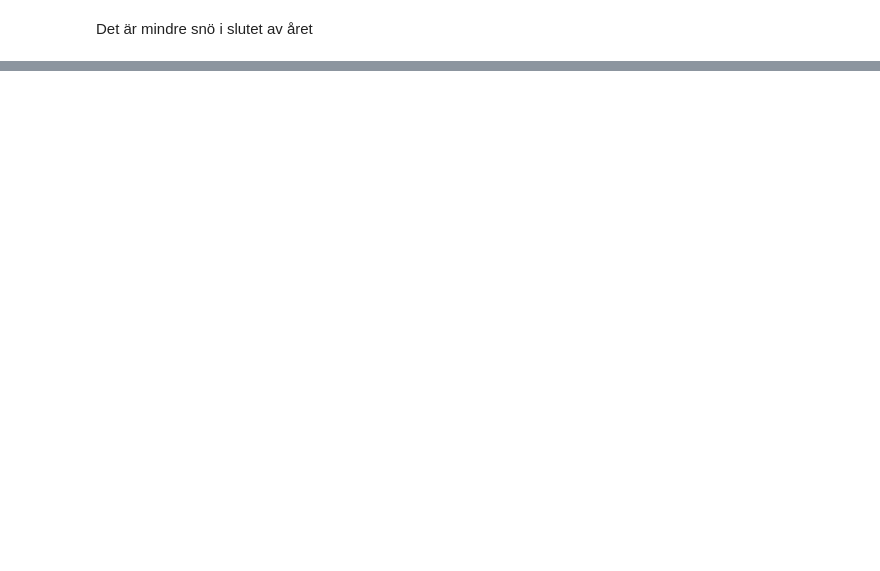
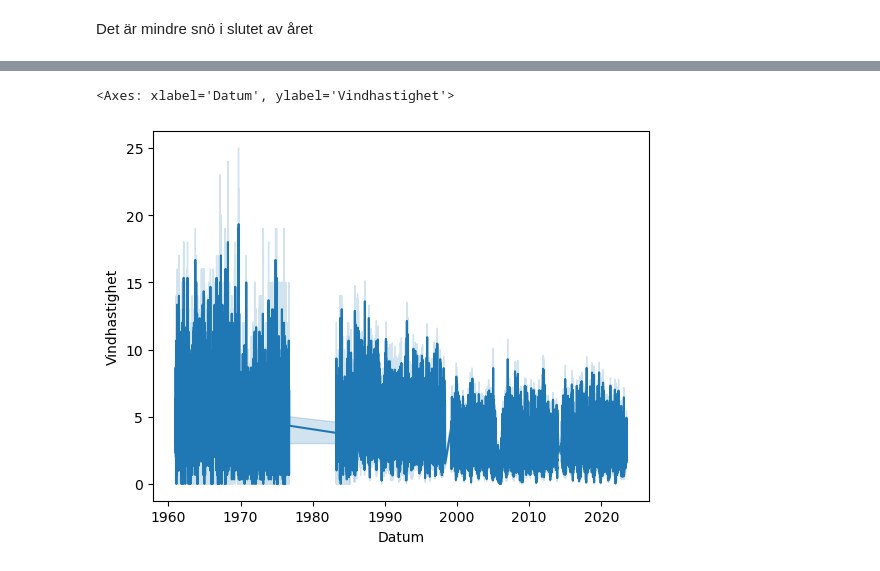
Before and after one commit to msteele919/projectwork, a Jupyter notebook: Kristoffer/plotting.ipynb, the cells around one changed output, grey strips where cells are left out. Drawn from its saved outputs; the diff is of its cells as text; code cells hidden in the pictures; blank space fills up the shorter version.

```diff
--- a/Kristoffer/plotting.ipynb
+++ b/Kristoffer/plotting.ipynb
@@ -9,6 +9,8 @@ monthly = pd.read_pickle("../Dataframes/df_monthly_temp.pkl")
 daily = pd.read_pickle("../Dataframes/df_daily_temp.pkl")
 precip = pd.read_pickle("../Dataframes/df_precipitation.pkl")
 snodjup = pd.read_pickle("../Dataframes/df_snow_save.pkl")
+windygbg = pd.read_pickle("../Dataframes/df_wind_gbg.pkl")
+windysave = pd.read_pickle("../Dataframes/df_wind_save.pkl")
 # %%
 monthly
 # %% [output]
@@ -262,0 +297,5 @@ Det är mindre snö i slutet av året
+# %%
+sns.lineplot(data= windygbg, x= 'Datum', y = 'Vindhastighet_snitt')
+# %% [output]
+<Axes: xlabel='Datum', ylabel='Vindhastighet'>
+[figure, added]
```
Also changed, not shown: parts of 15 cells of this notebook.
